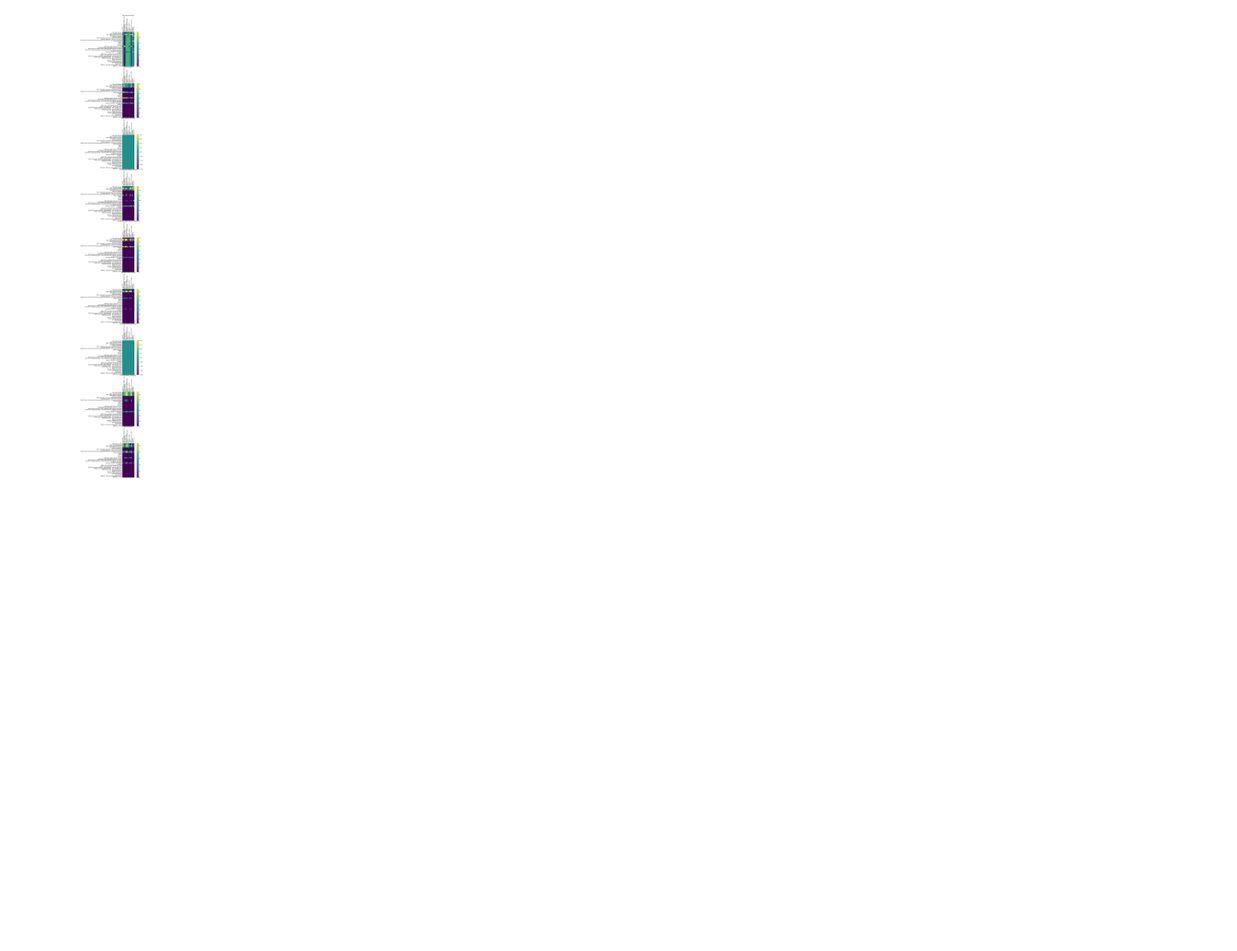
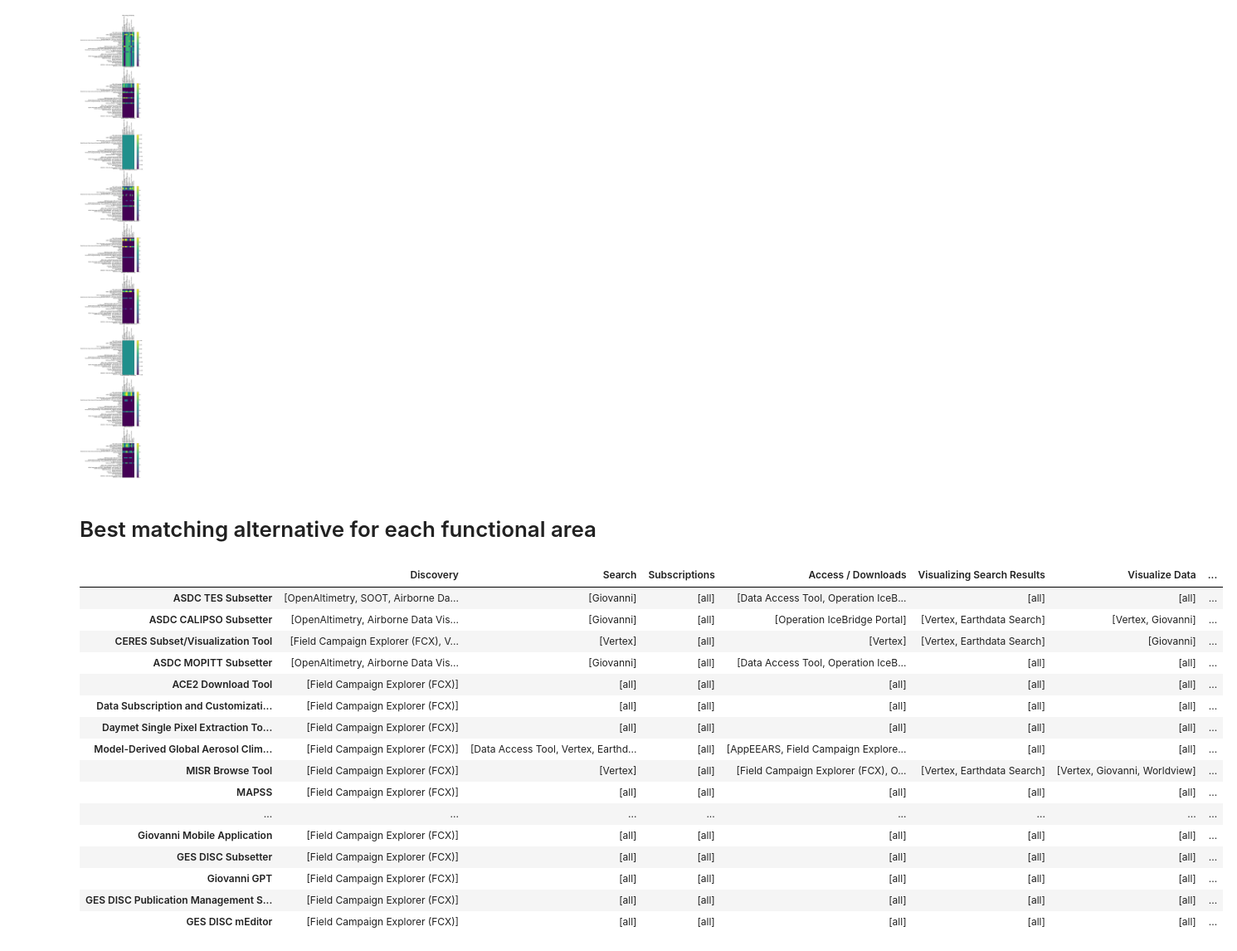
Before and after one commit to mike-gangl/convergence, a Jupyter notebook: Similarity-byarea.ipynb, the cells around one changed output. Shown at 83% size. Saved outputs shown, nothing was run; the diff lists cells and outputs as text; code cells hidden in the pictures; blank space fills up the shorter version.

Commit message:
ADded candidates, similarity by functional area, summary

```diff
--- a/Similarity-byarea.ipynb
+++ b/Similarity-byarea.ipynb
@@ -303,7 +324,7 @@ plt.show()
 # %% [markdown]
 # Candidates by Area
 # %%
-area_results =  numpy.zeros((len(candidates), 11, 9))
+area_results =  np.zeros((len(candidates), 11, 9))
 # %%
 # Iterate over the whole thing
 for i,k in enumerate(candidate_vectors.keys()):
@@ -322,7 +343,7 @@ for i,k in enumerate(candidate_vectors.keys()):
           # there will be A) more comparisons and B) a larger resulting number, signifying that
           # it's harder to converge one way vs the other.
 
-          idxlist = numpy.nonzero(candidate_vectors[k][a['start']:a['end']])[0]
+          idxlist = np.nonzero(candidate_vectors[k][a['start']:a['end']])[0]
           temp_vector = [candidate_vectors[k][a['start']:a['end']][idx] for idx in idxlist]
           temp_alternative = [vectors[alternative][a['start']:a['end']][idx] for idx in idxlist]
           score = euclidean_distance(temp_vector,temp_alternative)
@@ -340,7 +361,43 @@ for i, area in enumerate(areas):
     ax.xaxis.tick_top()
     ax.title.set_text("" + area['name']+ ' Similarity')
     plt.colorbar(im, ax=ax)
-    ax.set_xticks(numpy.arange(len(alternatives)), labels=alternatives, rotation=90)
-    ax.set_yticks(numpy.arange(len(candidates)), labels=candidates)
+    ax.set_xticks(np.arange(len(alternatives)), labels=alternatives, rotation=90)
+    ax.set_yticks(np.arange(len(candidates)), labels=candidates)
 # %% [output]
 [figure]
+# %%
+
+tool_value_map = {}
+for j in range(0, area_results[:,:,i].shape[0]):
+    toolValues = []
+    for i, area in enumerate(areas):
+        row = np.array(area_results[j,:,i])
+        candidates_for_area = np.where(row == row.min())[0].tolist()
+        #print("Tool {} - {} - Best Alternative(s): {} ".format(candidates[j], area['name'], [alternatives[q] for q in candidates_for_area]))
+        if len(candidates_for_area) >= 10:
+            toolValues.append(['all'])
+        else:
+            toolValues.append([alternatives[q] for q in candidates_for_area])
+    tool_value_map[candidates[j]] = toolValues
+# %% [markdown]
+# Best matching alternative for each functional area
+# %%
+pd.DataFrame(tool_value_map, [x['name'] for x in areas] ).transpose()
+# %% [output]
+|  | Discovery | Search | Subscriptions | Access / Downloads | Visualizing Search Results | Visualize Data | ... |
+| ASDC TES Subsetter | [OpenAltimetry, SOOT, Airborne Da... | [Giovanni] | [all] | [Data Access Tool, Operation IceB... | [all] | [all] | ... |
+| ASDC CALIPSO Subsetter | [OpenAltimetry, Airborne Data Vis... | [Giovanni] | [all] | [Operation IceBridge Portal] | [Vertex, Earthdata Search] | [Vertex, Giovanni] | ... |
+| CERES Subset/Visualization Tool | [Field Campaign Explorer (FCX), V... | [Vertex] | [all] | [Vertex] | [Vertex, Earthdata Search] | [Giovanni] | ... |
+| ASDC MOPITT Subsetter | [OpenAltimetry, Airborne Data Vis... | [Giovanni] | [all] | [Data Access Tool, Operation IceB... | [all] | [all] | ... |
+| ACE2 Download Tool | [Field Campaign Explorer (FCX)] | [all] | [all] | [all] | [all] | [all] | ... |
+| Data Subscription and Customizati... | [Field Campaign Explorer (FCX)] | [all] | [all] | [all] | [all] | [all] | ... |
+| Daymet Single Pixel Extraction To... | [Field Campaign Explorer (FCX)] | [all] | [all] | [all] | [all] | [all] | ... |
+| Model-Derived Global Aerosol Clim... | [Field Campaign Explorer (FCX)] | [Data Access Tool, Vertex, Earthd... | [all] | [AppEEARS, Field Campaign Explore... | [all] | [all] | ... |
+| MISR Browse Tool | [Field Campaign Explorer (FCX)] | [Vertex] | [all] | [Field Campaign Explorer (FCX), O... | [Vertex, Earthdata Search] | [Vertex, Giovanni, Worldview] | ... |
+| MAPSS | [Field Campaign Explorer (FCX)] | [all] | [all] | [all] | [all] | [all] | ... |
+| ... | ... | ... | ... | ... | ... | ... | ... |
+| Giovanni Mobile Application | [Field Campaign Explorer (FCX)] | [all] | [all] | [all] | [all] | [all] | ... |
+| GES DISC Subsetter | [Field Campaign Explorer (FCX)] | [all] | [all] | [all] | [all] | [all] | ... |
+| Giovanni GPT | [Field Campaign Explorer (FCX)] | [all] | [all] | [all] | [all] | [all] | ... |
+| GES DISC Publication Management S... | [Field Campaign Explorer (FCX)] | [all] | [all] | [all] | [all] | [all] | ... |
+| GES DISC mEditor | [Field Campaign Explorer (FCX)] | [all] | [all] | [all] | [all] | [all] | ... |
```
Also changed, not shown: parts of 15 cells of this notebook.
